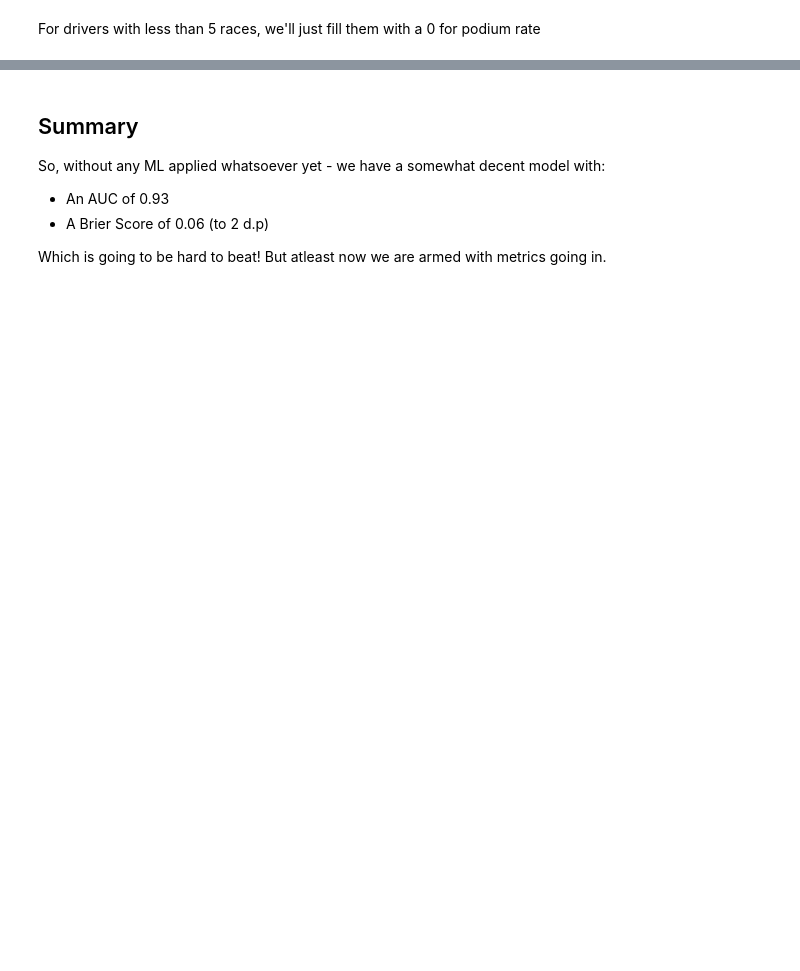
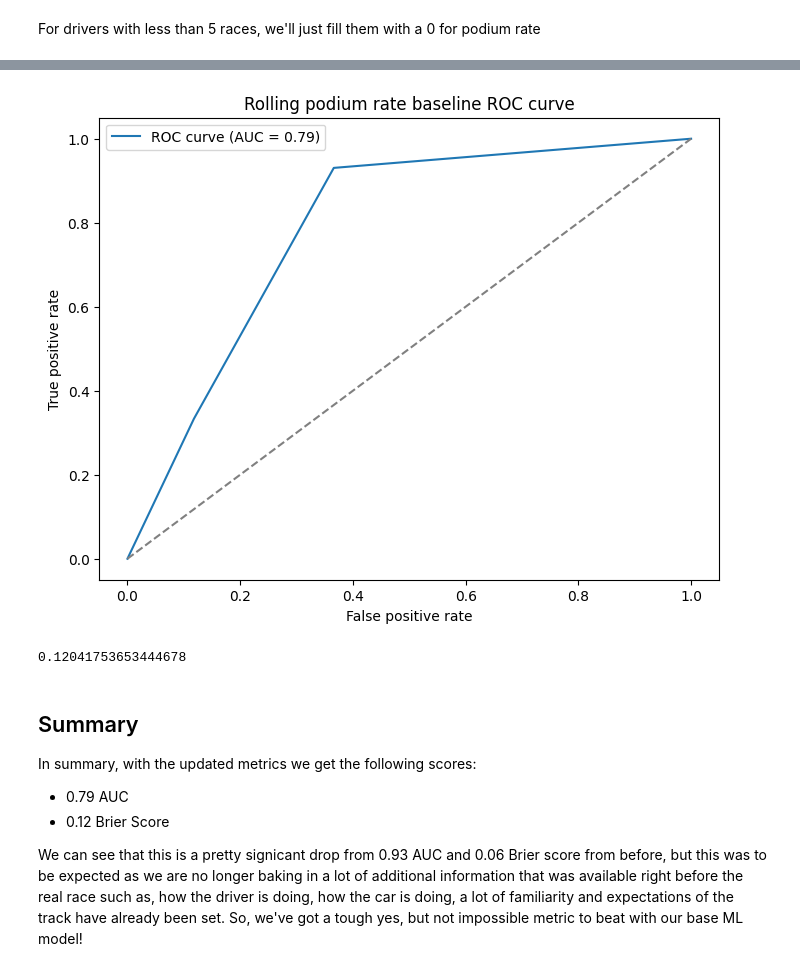
Before and after one commit to DaveAhearne/F1Prediction, a Jupyter notebook: notebooks/Heuristic_Baseline.ipynb, the cells around one changed output, grey strips where cells are left out. Saved outputs shown, nothing was run; the diff lists cells and outputs as text; code cells hidden in the pictures; blank space fills up the shorter version.

Commit message:
Finished baseline

```diff
--- a/notebooks/Heuristic_Baseline.ipynb
+++ b/notebooks/Heuristic_Baseline.ipynb
@@ -421,3 +418,0 @@ We wan to limit this down to only the recent drivers so we'll just take 2025. We
-# %%
-driver_current_form = driver_current_form[driver_current_form["year"].isin([2025])].sort_values(by="driver_podium_rate_5", ascending=False).copy()
-driver_current_form
@@ -450,0 +425,18 @@ sns.barplot(driver_current_form, x="driver_podium_rate_5", y="driverName")
+# %%
+race_result_updated_2025_df = pd.merge(
+    res_df[["raceId", "driverId", "position"]],
+    race_df[["raceId", "year"]],
+    on="raceId"
+)
+
+race_result_updated_2025_df = race_result_updated_2025_df[race_result_updated_2025_df["year"] == 2025].copy()
+race_result_updated_2025_df["podiumFinish"] = (race_result_updated_2025_df["position"] <= 3).astype(int)
+
+race_result_updated_2025_df = pd.merge(
+    race_result_updated_2025_df,
+    driver_current_form[["driverId", "driver_podium_rate_5"]],
+    on="driverId",
+    how="left"
+).fillna({"driver_podium_rate_5": 0})
+
+race_result_updated_2025_df
@@ -451,8 +457,29 @@ sns.barplot(driver_current_form, x="driver_podium_rate_5", y="driverName")
+# %%
+# Compute the ROC curve and the AUC score.
+fpr, tpr, thresholds = roc_curve(race_result_updated_2025_df["podiumFinish"], race_result_updated_2025_df["driver_podium_rate_5"])
+auc_score = roc_auc_score(race_result_updated_2025_df["podiumFinish"], race_result_updated_2025_df["driver_podium_rate_5"])
+auc_value = auc(fpr, tpr)
+
+# Plot the ROC curve and show the AUC score.
+plt.figure(figsize=(8, 6))
+plt.plot(fpr, tpr, label=f'ROC curve (AUC = {auc_score:.2f})')
+plt.plot([0, 1], [0, 1], linestyle='--', color='gray')
+plt.xlabel('False positive rate')
+plt.ylabel('True positive rate')
+plt.title('Rolling podium rate baseline ROC curve')
+plt.legend()
+plt.show()
+# %% [output]
+[figure, added]
+# %%
+brier_score_loss(race_result_updated_2025_df["podiumFinish"], race_result_updated_2025_df["driver_podium_rate_5"])
+# %% [output]
+0.12041753653444678
 # %% [markdown]
 ## Summary
 
-So, without any ML applied whatsoever yet - we have a somewhat decent model with:
-* An AUC of 0.93
-* A Brier Score of 0.06 (to 2 d.p)
+In summary, with the updated metrics we get the following scores:
+* 0.79 AUC
+* 0.12 Brier Score
 
-Which is going to be hard to beat! But atleast now we are armed with metrics going in.
+We can see that this is a pretty signicant drop from 0.93 AUC and 0.06 Brier score from before, but this was to be expected as we are no longer baking in a lot of additional information that was available right before the real race such as, how the driver is doing, how the car is doing, a lot of familiarity and expectations of the track have already been set. So, we've got a tough yes, but not impossible metric to beat with our base ML model!
```
Also changed, not shown: parts of 15 cells of this notebook.
